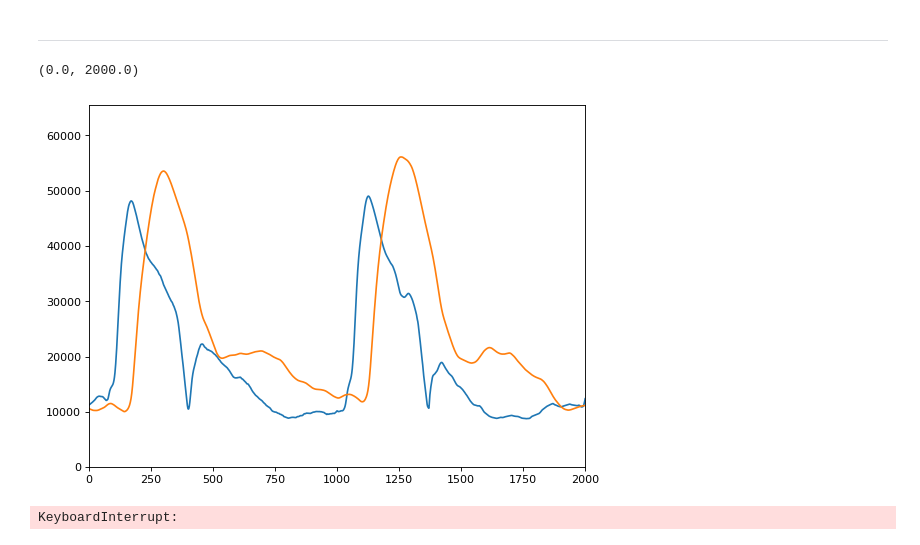
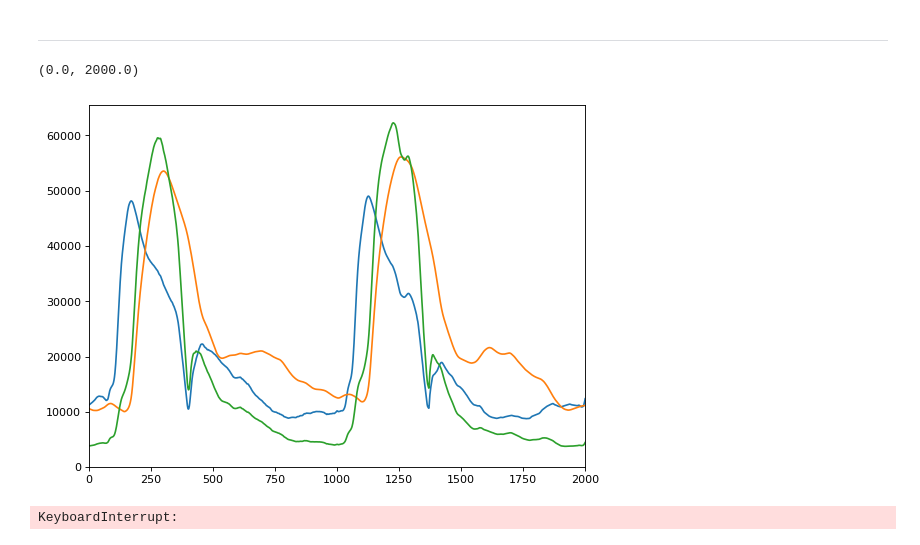
Before and after one commit to AleNimo/GIBIO_Rep, a Jupyter notebook: Simulador_Jupyter_actualizado/Simulador_Actualizado.ipynb, the cells around one changed output. Drawn from its saved outputs; the diff is of its cells as text; code cells hidden in the pictures.

```diff
--- a/Simulador_Jupyter_actualizado/Simulador_Actualizado.ipynb
+++ b/Simulador_Jupyter_actualizado/Simulador_Actualizado.ipynb
@@ -36,23 +37,27 @@ def envio_dato(dato_ECG,dato_PPG):
 # %%
 from matplotlib.pyplot import figure
 
 figure(figsize=(8, 6), dpi=80)
 carotida = list()
 femoral = list()
 data = np.genfromtxt('signal_example.txt', delimiter=' ')
 
 carotida = data[:,1]
 femoral = data[:,3]
 
 carotida = (carotida-np.min(carotida))/20
 femoral = (femoral-np.min(femoral))/32
 
-plt.plot(range(0,len(carotida)), carotida.astype(int), range(0,len(femoral)), femoral.astype(int))
+ECG = (carotida * femoral)
+
+ECG = ECG / np.max(ECG) * 65535
+
+plt.plot(range(0,len(carotida)), carotida.astype(int), range(0,len(femoral)), femoral.astype(int), range(0,len(ECG)), ECG)
 plt.ylim([0,65535])
 plt.xlim([0,2000])
 # %% [output]
 (0.0, 2000.0)
-[figure, old version]
+[figure, new version]
 # %%
 tiempo_anterior = 0
 tiempo_medido = 0
```
Also changed, not shown: parts of 2 cells of this notebook, 3 other files.
